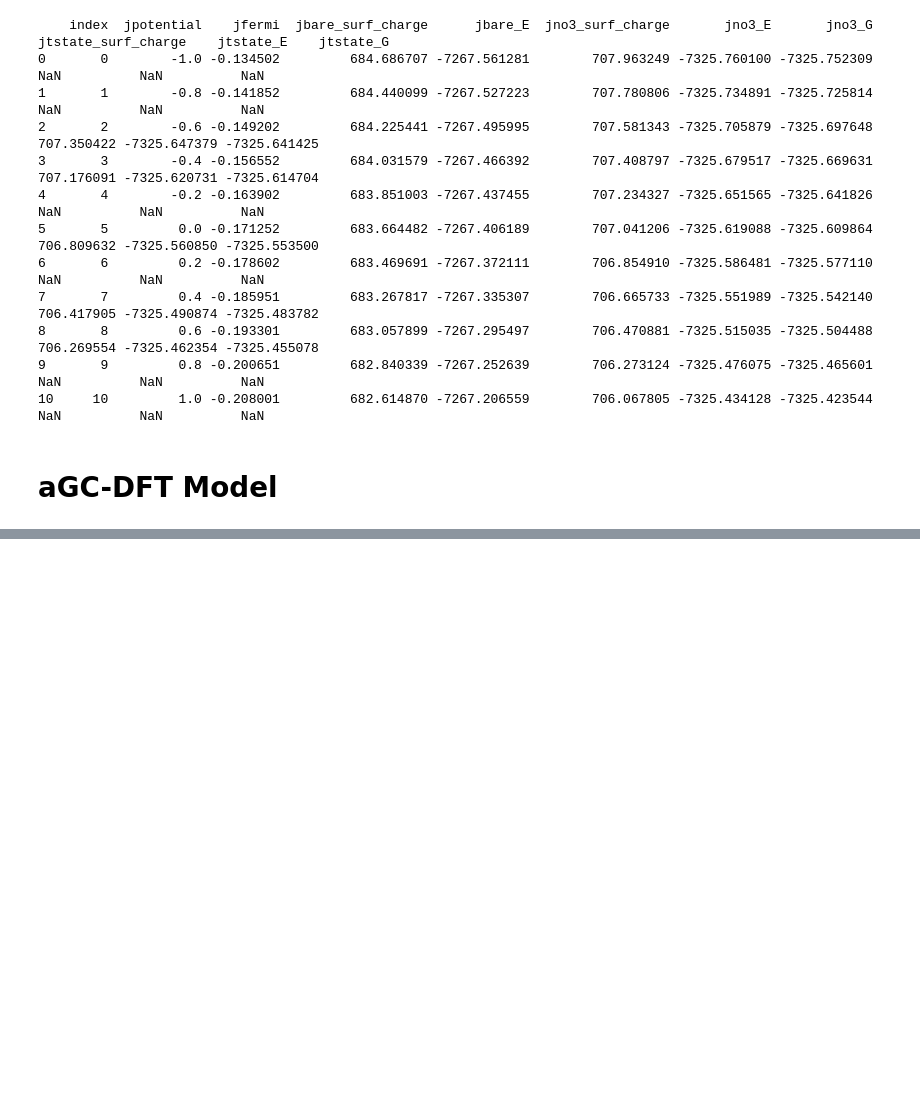
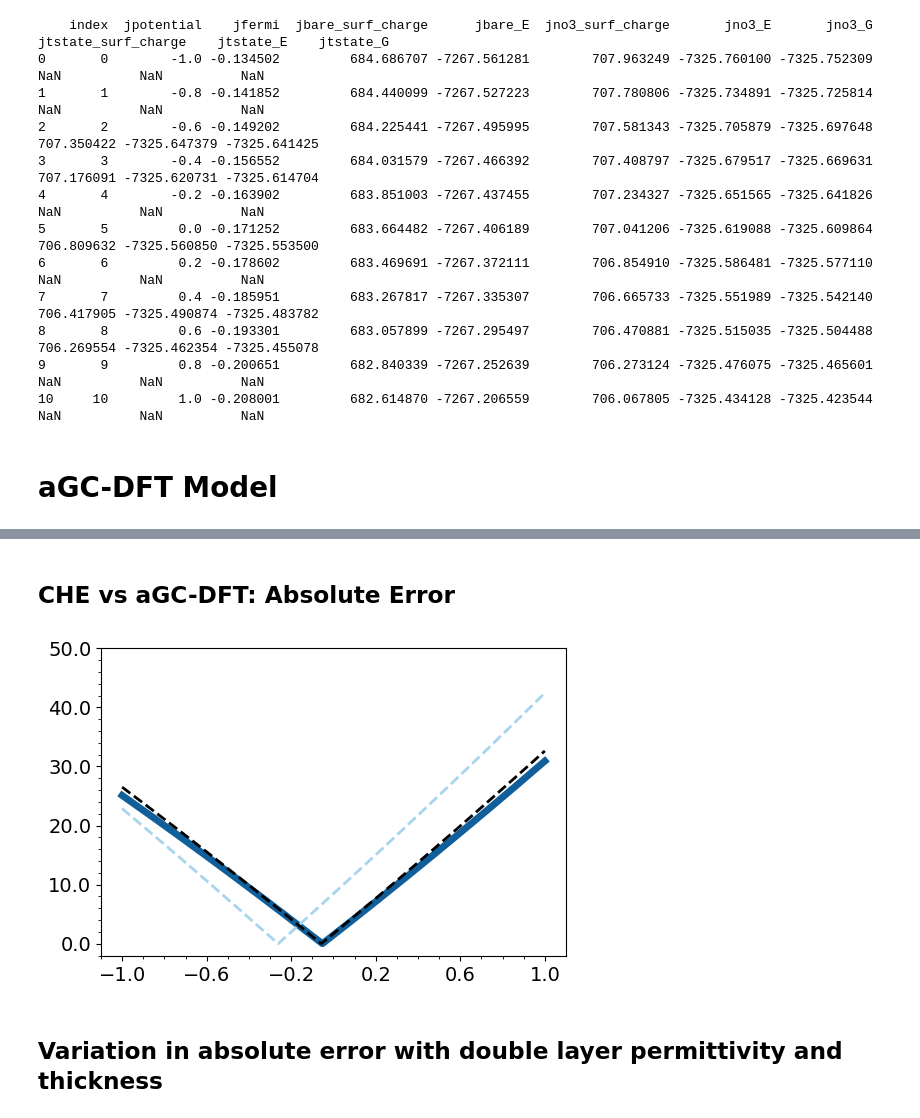
Before and after one commit to DeanMSweeney/nitrate-GC, a Jupyter notebook: gc-dft_analysis/GC-DFT_analysis.ipynb, the cells around one changed output, grey strips where cells are left out. Saved outputs shown, nothing was run; the diff lists cells and outputs as text; code cells hidden in the pictures; blank space fills up the shorter version.

```diff
--- a/gc-dft_analysis/GC-DFT_analysis.ipynb
+++ b/gc-dft_analysis/GC-DFT_analysis.ipynb
@@ -884,0 +445,40 @@ plt.show()
+# %% [markdown]
+## CHE vs aGC-DFT: Absolute Error
+# %%
+# compute grand free energies from analytical method
+potential = np.linspace(-1, 1, 100000) # define a new potential range for smooth plot
+U = potential
+
+# calculing no3 adsorption energy with the CHE model
+no3_adsorption_che = null(no3_mu, no3_alpha, no3_E, potential) - (null(bare_mu, bare_alpha, bare_E, potential) + hno3 - 1/2*h2) - U
+
+# compute adsorption energy for d = 3 and epsilion = 78.4 (normal) with aGC-DFT
+gc_energy_bare = aGC_DFT(bare_mu, bare_alpha, bare_E, potential, 3, 78.4)
+gc_energy_no3 = aGC_DFT(no3_mu, no3_alpha, no3_E, potential, 3, 78.4)
+no3_adsorption = gc_energy_no3 - (gc_energy_bare + hno3 - 0.5 * h2) - U
+
+# compute errors
+ni1cu_111_error = np.abs(no3_adsorption.T[:, 1] - no3_adsorption_che.T[:, 1]) * 96.48
+cu_error = np.abs(no3_adsorption.T[:, 4] - no3_adsorption_che.T[:, 4]) * 96.48
+ni1cu_100_error = np.abs(no3_adsorption.T[:, 10] - no3_adsorption_che.T[:, 10]) * 96.48
+
+## plot results ##
+plt.figure(figsize=(6, 4))
+plt.plot(potential, ni1cu_111_error, color="#115f9a", linewidth=5)
+plt.plot(potential, cu_error, linestyle ="--", color="black", linewidth=2)
+plt.plot(potential, ni1cu_100_error, linestyle ="--", color="#a7d5ed", linewidth=2)
+
+# formtat plot
+plt.xticks(np.arange(-1, 1.4, 0.4), fontsize=14)
+plt.yticks(np.linspace(0.0, 50, 6), fontsize=14)
+plt.gca().yaxis.set_major_formatter(FormatStrFormatter('%.1f'))
+plt.minorticks_on()
+plt.tick_params(axis='y', which='minor', length=2)  # Y-axis minor ticks
+plt.tick_params(axis='x', which='minor', length=2)
+
+# save plot
+plt.savefig('figures/Eads-no3_error_che_v_aGC.svg', format='svg', bbox_inches='tight')
+# %% [output]
+[figure, added]
+# %% [markdown]
+## Variation in absolute error with double layer permittivity and thickness
```
Also changed, not shown: parts of 50 cells of this notebook, 15 other files.
